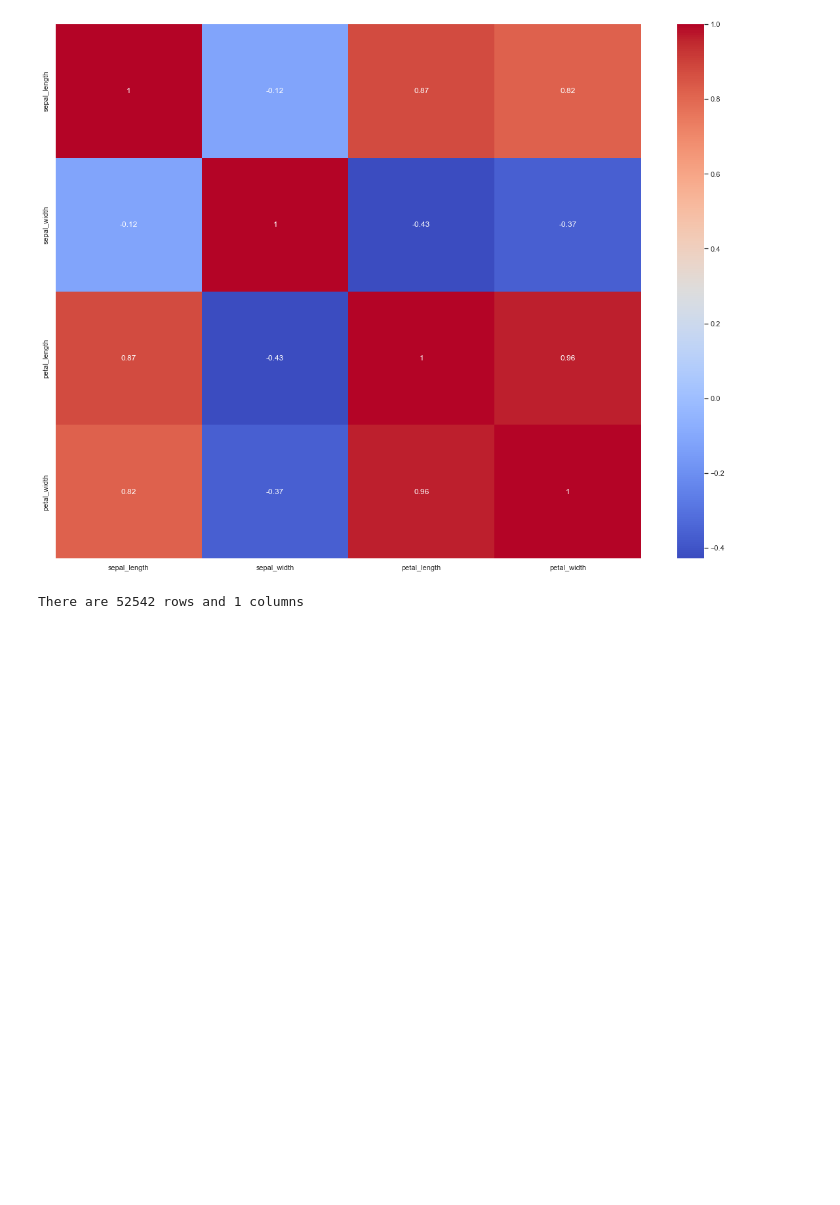
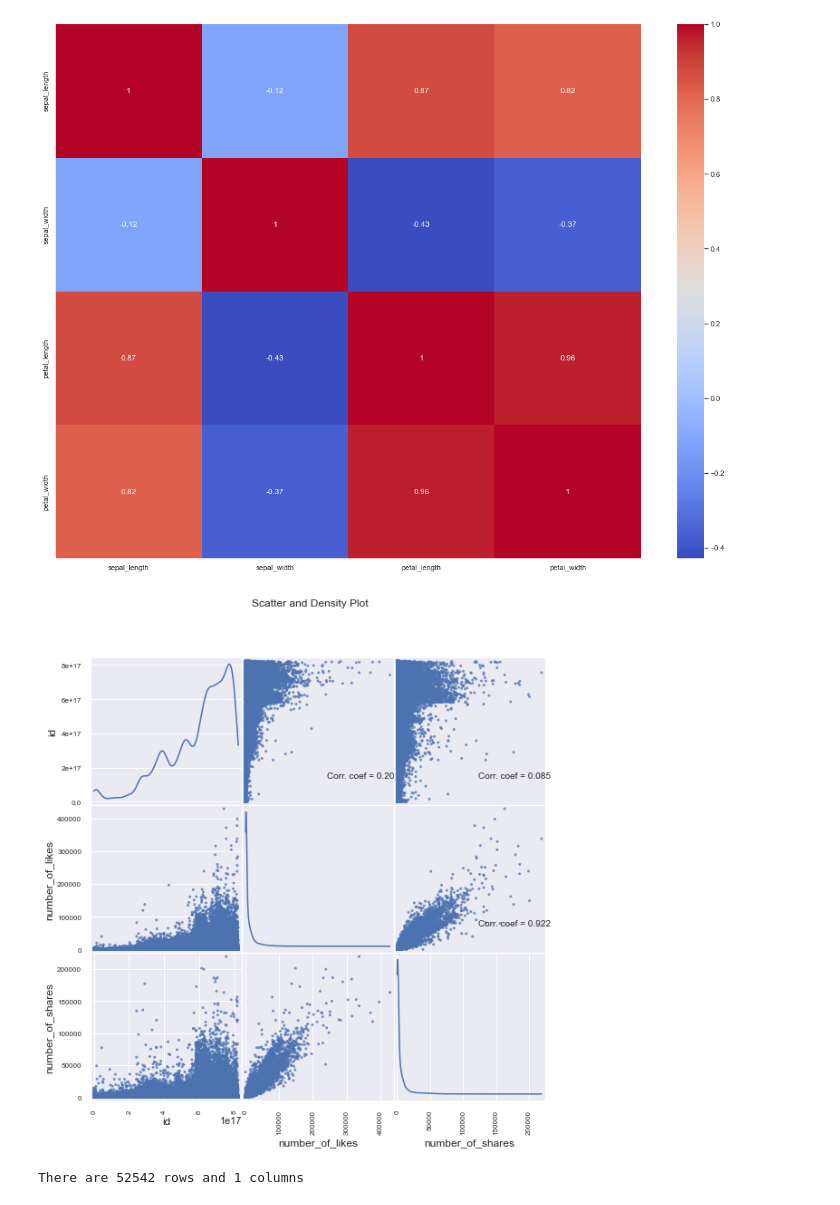
Before and after one commit to rahood03/NewNLP, a Jupyter notebook: NEW NLP.ipynb, the cells around one changed output. Drawn from its saved outputs; the diff is of its cells as text; code cells hidden in the pictures; blank space fills up the shorter version.

```diff
--- a/NEW NLP.ipynb
+++ b/NEW NLP.ipynb
@@ -293,10 +293,10 @@ plt.show()
 def plotScatterMatrix(tweet, plotSize, textSize):
     tweet= tweet.select_dtypes(include =[np.number]) # keep only numerical columns
     # Remove rows and columns that would lead to df being singular
-    tweet = tweet.dropna('columnNames')
+    tweet = tweet.dropna('columns')
     tweet = tweet[[col for col in tweet if tweet[col].nunique() > 1]] # keep columns where there are more than 1 unique values
     columnNames = list(tweet)
-    if len(columnNames) > 10: # reduce the number of columns for matrix inversion of kernel density plots
+    if len(columns) > 10: # reduce the number of columns for matrix inversion of kernel density plots
         columnNames = columnNames[:10]
     tweet = tweet[columnNames]
     ax = pd.plotting.scatter_matrix(tweet, alpha=0.75, figsize=[plotSize, plotSize], diagonal='kde')
@@ -305,6 +305,10 @@ def plotScatterMatrix(tweet, plotSize, textSize):
         ax[i, j].annotate('Corr. coef = %.3f' % corrs[i, j], (0.8, 0.2), xycoords='axes fraction', ha='center', va='center', size=textSize)
     plt.suptitle('Scatter and Density Plot')
     plt.show()
+# %%
+plotScatterMatrix(tweet, 9, 10)
+# %% [output]
+[figure, added]
 # %%
 tweet.dataframeName = 'tweets.csv'
 nRow, nCol = tweet.shape
```
Also changed, not shown: parts of 2 cells of this notebook.
